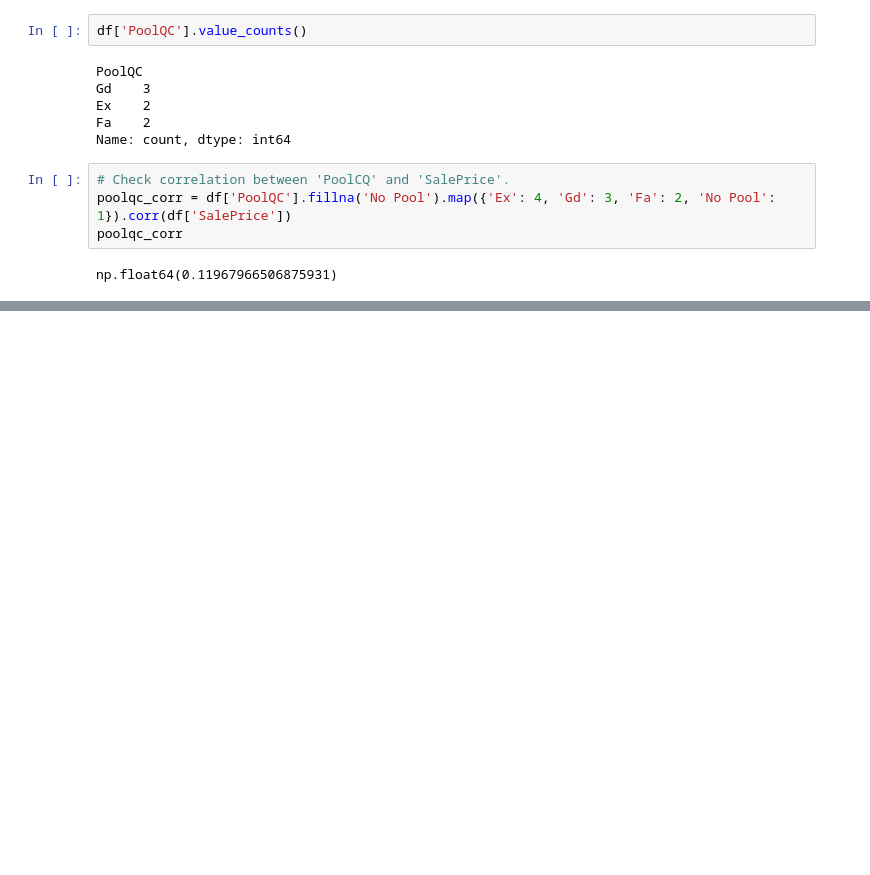
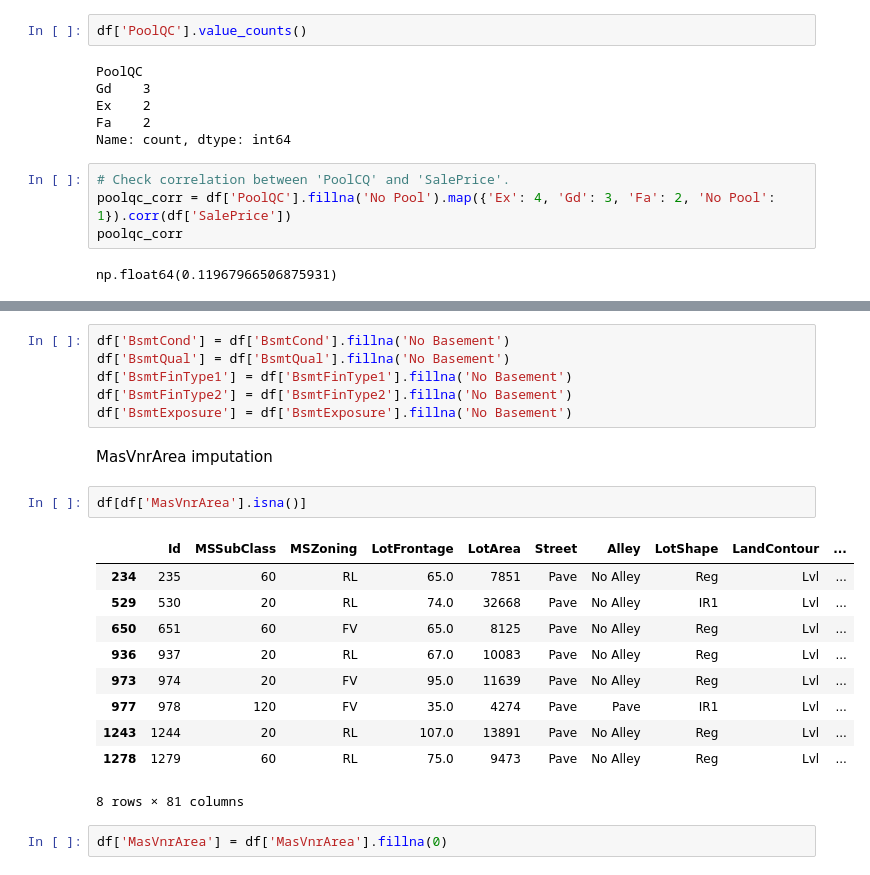
Before and after one commit to serverdaun/house_prices_kaggle, a Jupyter notebook: house_prices_kaggle/notebooks/data_preprocessing.ipynb, the cells around one changed output, grey strips where cells are left out. Cells and saved outputs as stored; diff of their text form; blank space fills up the shorter version.

```diff
--- a/house_prices_kaggle/notebooks/data_preprocessing.ipynb
+++ b/house_prices_kaggle/notebooks/data_preprocessing.ipynb
@@ -180,0 +228,23 @@ Alley
+# %%
+df['BsmtCond'] = df['BsmtCond'].fillna('No Basement')
+df['BsmtQual'] = df['BsmtQual'].fillna('No Basement')
+df['BsmtFinType1'] = df['BsmtFinType1'].fillna('No Basement')
+df['BsmtFinType2'] = df['BsmtFinType2'].fillna('No Basement')
+df['BsmtExposure'] = df['BsmtExposure'].fillna('No Basement')
+# %% [markdown]
+MasVnrArea imputation
+# %%
+df[df['MasVnrArea'].isna()]
+# %% [output]
+|  | Id | MSSubClass | MSZoning | LotFrontage | LotArea | Street | Alley | LotShape | LandContour | ... |
+| 234 | 235 | 60 | RL | 65.0 | 7851 | Pave | No Alley | Reg | Lvl | ... |
+| 529 | 530 | 20 | RL | 74.0 | 32668 | Pave | No Alley | IR1 | Lvl | ... |
+| 650 | 651 | 60 | FV | 65.0 | 8125 | Pave | No Alley | Reg | Lvl | ... |
+| 936 | 937 | 20 | RL | 67.0 | 10083 | Pave | No Alley | Reg | Lvl | ... |
+| 973 | 974 | 20 | FV | 95.0 | 11639 | Pave | No Alley | Reg | Lvl | ... |
+| 977 | 978 | 120 | FV | 35.0 | 4274 | Pave | Pave | IR1 | Lvl | ... |
+| 1243 | 1244 | 20 | RL | 107.0 | 13891 | Pave | No Alley | Reg | Lvl | ... |
+| 1278 | 1279 | 60 | RL | 75.0 | 9473 | Pave | No Alley | Reg | Lvl | ... |
+8 rows × 81 columns
+# %%
+df['MasVnrArea'] = df['MasVnrArea'].fillna(0)
```
Also changed, not shown: parts of 29 cells of this notebook.
